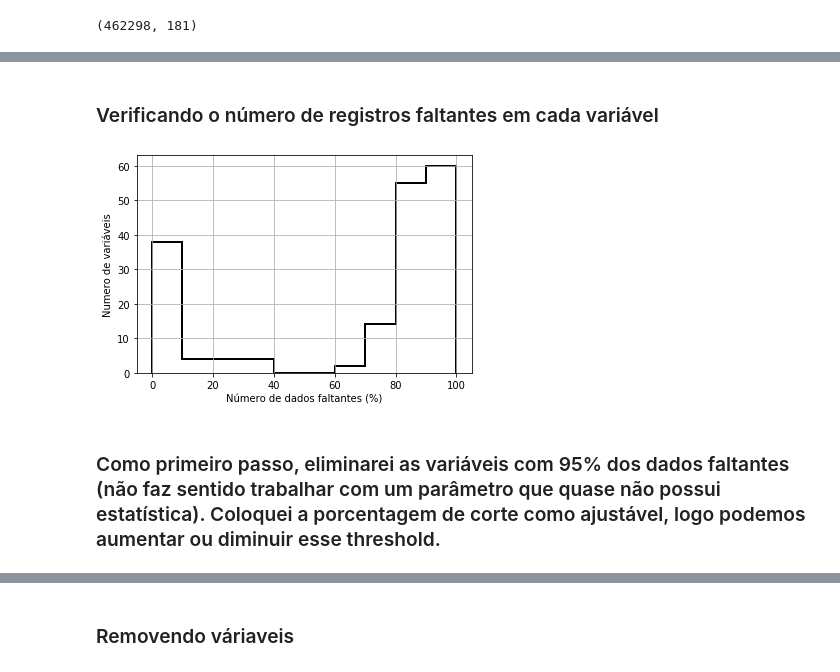
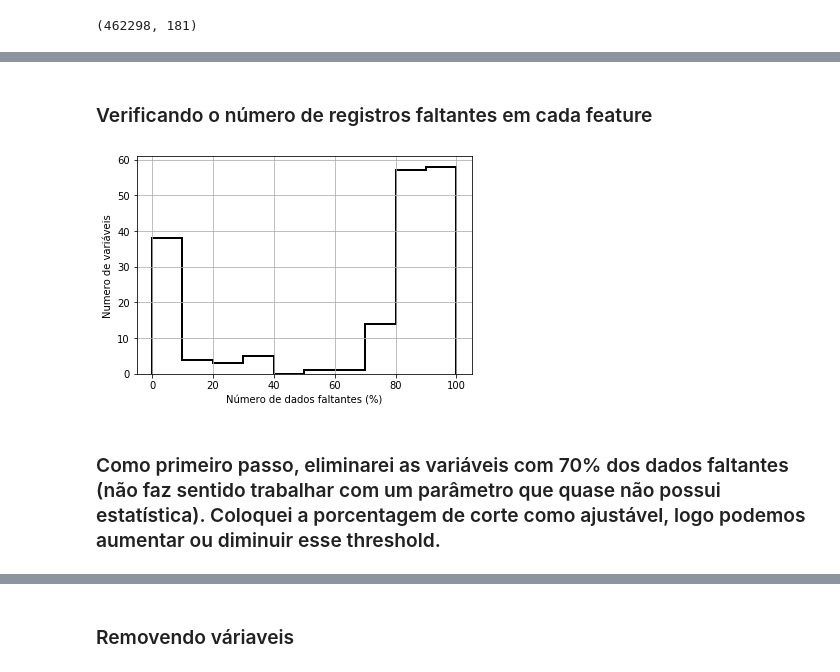
Before and after one commit to codenation-dev/squad-2-ad-data-science-banco-inter-1, a Jupyter notebook: notebooks/analise_db.ipynb, the cells around one changed output, grey strips where cells are left out. Saved outputs shown, nothing was run; the diff lists cells and outputs as text; code cells hidden in the pictures.

```diff
--- a/notebooks/analise_db.ipynb
+++ b/notebooks/analise_db.ipynb
@@ -33,13 +35,13 @@ df1.head()
 5 rows × 181 columns
 # %% [markdown]
-### Verificando o número de registros faltantes em cada variável
+### Verificando o número de registros faltantes em cada feature
 # %%
-plt.hist(100*(df1.isnull().sum())/df1.shape[0],bins = 10,histtype='step',color = 'black',linewidth = 2.)
+plt.hist(100*(mkt.isnull().sum(axis=0))/mkt.shape[0],bins = 10,histtype='step',color = 'black',linewidth = 2.)
 plt.xlabel('Número de dados faltantes (%)')
 plt.ylabel('Numero de variáveis')
 plt.grid()
 # %% [output]
-[figure, old version]
+[figure, new version]
 # %% [markdown]
-### Como primeiro passo, eliminarei as variáveis com 95% dos dados faltantes (não faz sentido trabalhar com um parâmetro que quase não possui estatística). Coloquei a porcentagem de corte como ajustável, logo podemos aumentar ou diminuir esse threshold.
+### Como primeiro passo, eliminarei as variáveis com 70% dos dados faltantes (não faz sentido trabalhar com um parâmetro que quase não possui estatística). Coloquei a porcentagem de corte como ajustável, logo podemos aumentar ou diminuir esse threshold.
 # %%
```
Also changed, not shown: parts of 23 cells of this notebook.
